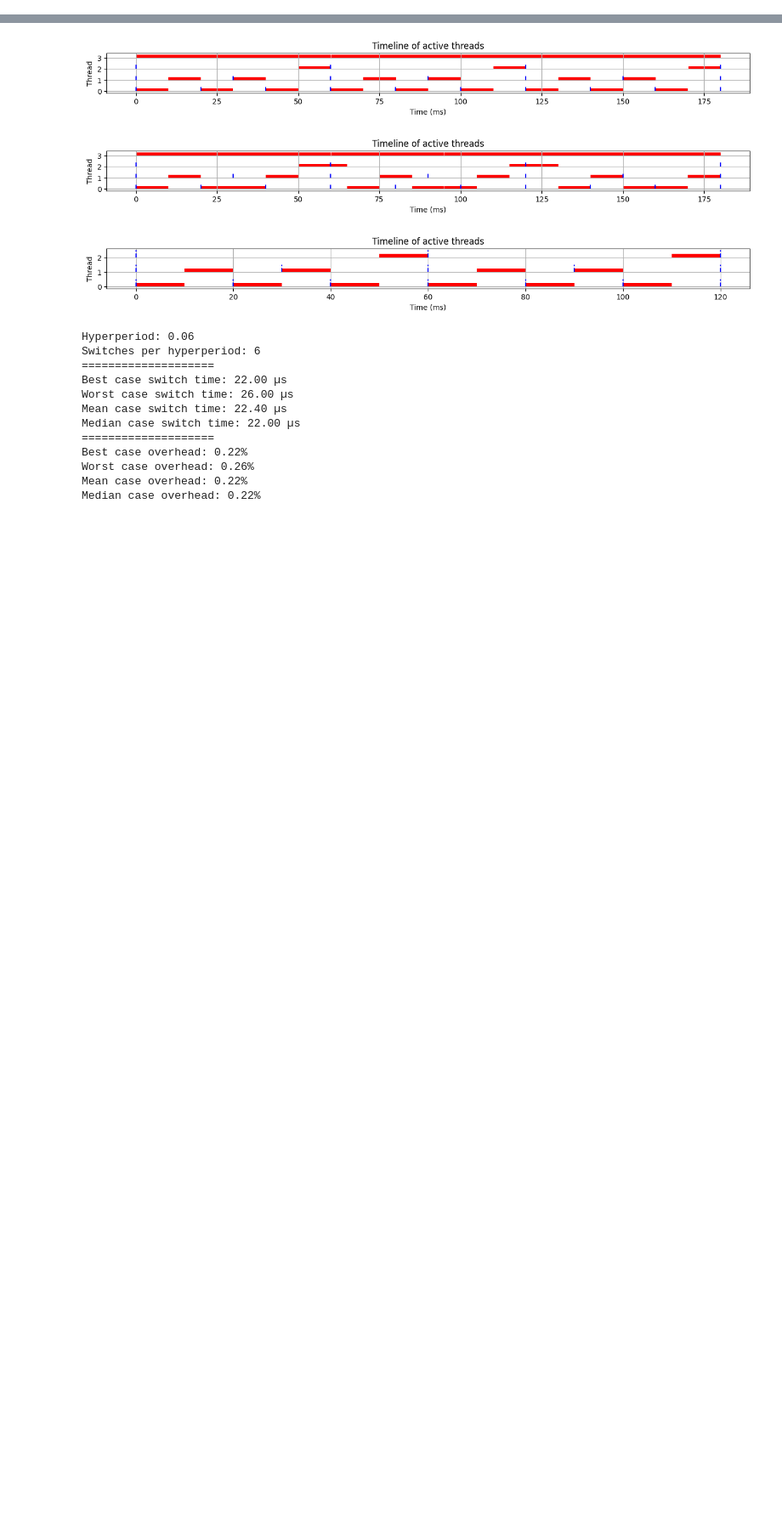
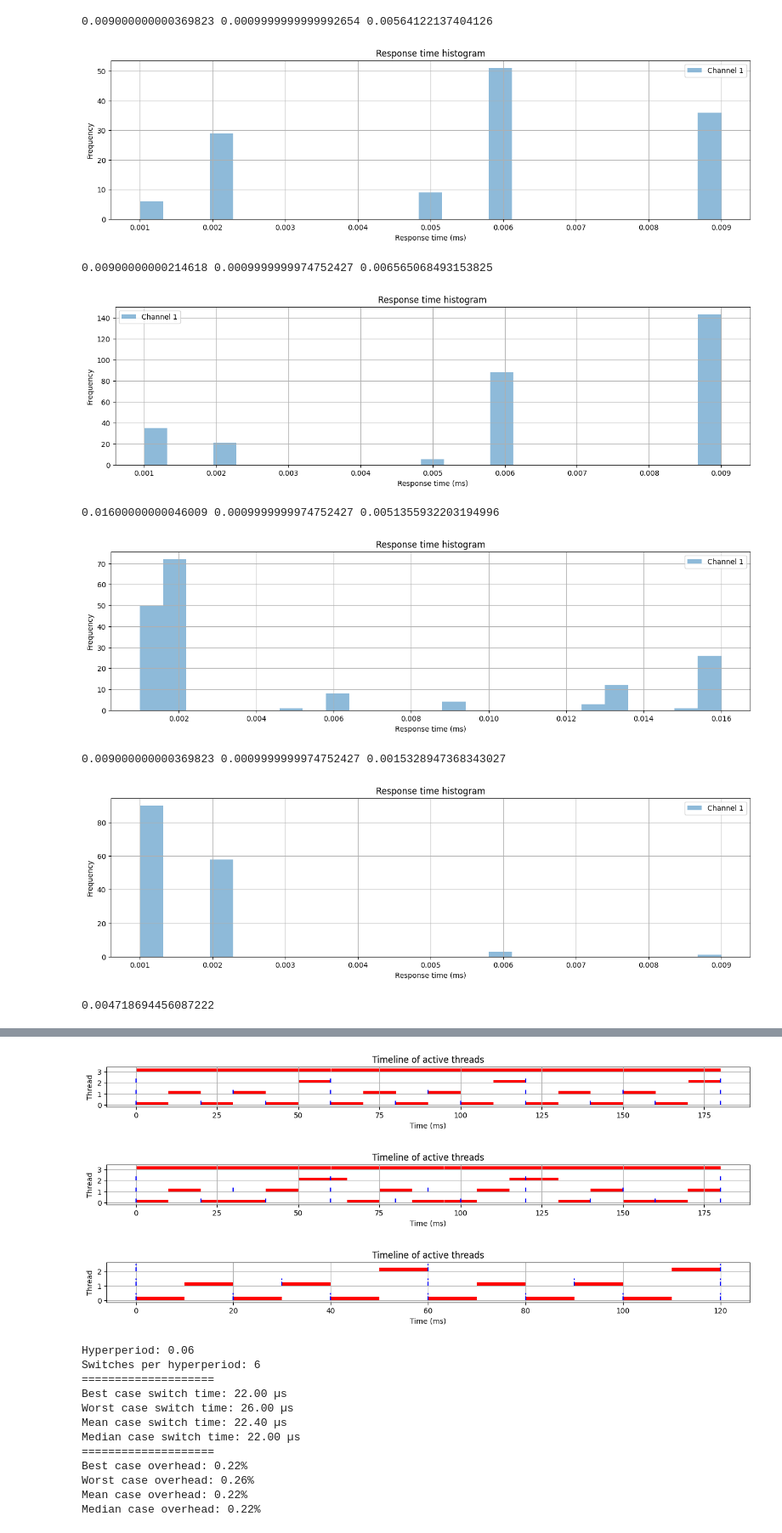
Before and after one commit to peacefighter1996/Real-Time-Systems-Logic-Analyzer-Data-Analisys, a Jupyter notebook: datasetparse.ipynb, the cells around one changed output, grey strips where cells are left out. Shown at 85% size. Saved outputs shown, nothing was run; the diff lists cells and outputs as text; code cells hidden in the pictures; blank space fills up the shorter version.

```diff
--- a/datasetparse.ipynb
+++ b/datasetparse.ipynb
@@ -0,0 +204,30 @@
+# %%
+
+data = read_logic_analyzer_data("./datasets/SyntDatasetConstant12_single/digital.csv")
+activations = get_channel_activation_times(data, 1)
+plot_single_histogram_response_time(activations[1][:],0, 1, 1)
+
+data = read_logic_analyzer_data("./datasets/SyntDatasetConstant12_four/digital.csv")
+activations = get_channel_activation_times(data, 1)
+plot_single_histogram_response_time(activations[1][:],0, 1, 1)
+
+data = read_logic_analyzer_data("./datasets/SyntDatasetConstant12_hand/digital.csv")
+activations = get_channel_activation_times(data, 1)
+plot_single_histogram_response_time(activations[1][:],0, 1, 1)
+
+data = read_logic_analyzer_data("./datasets/SyntDatasetConstant12_hand_2/digital.csv")
+activations = get_channel_activation_times(data, 1)
+plot_single_histogram_response_time(activations[1][:],0, 1, 1)
+
+
+(0.00564122137404126+0.006565068493153825+0.0051355932203194996+0.0015328947368343027)/4
+# %% [output]
+0.009000000000369823 0.0009999999999992654 0.00564122137404126
+[figure, added]
+0.00900000000214618 0.0009999999974752427 0.006565068493153825
+[figure, added]
+0.01600000000046009 0.0009999999974752427 0.0051355932203194996
+[figure, added]
+0.009000000000369823 0.0009999999974752427 0.0015328947368343027
+[figure, added]
+0.004718694456087222
```
Also changed, not shown: parts of 5 cells of this notebook, 10 other files.
